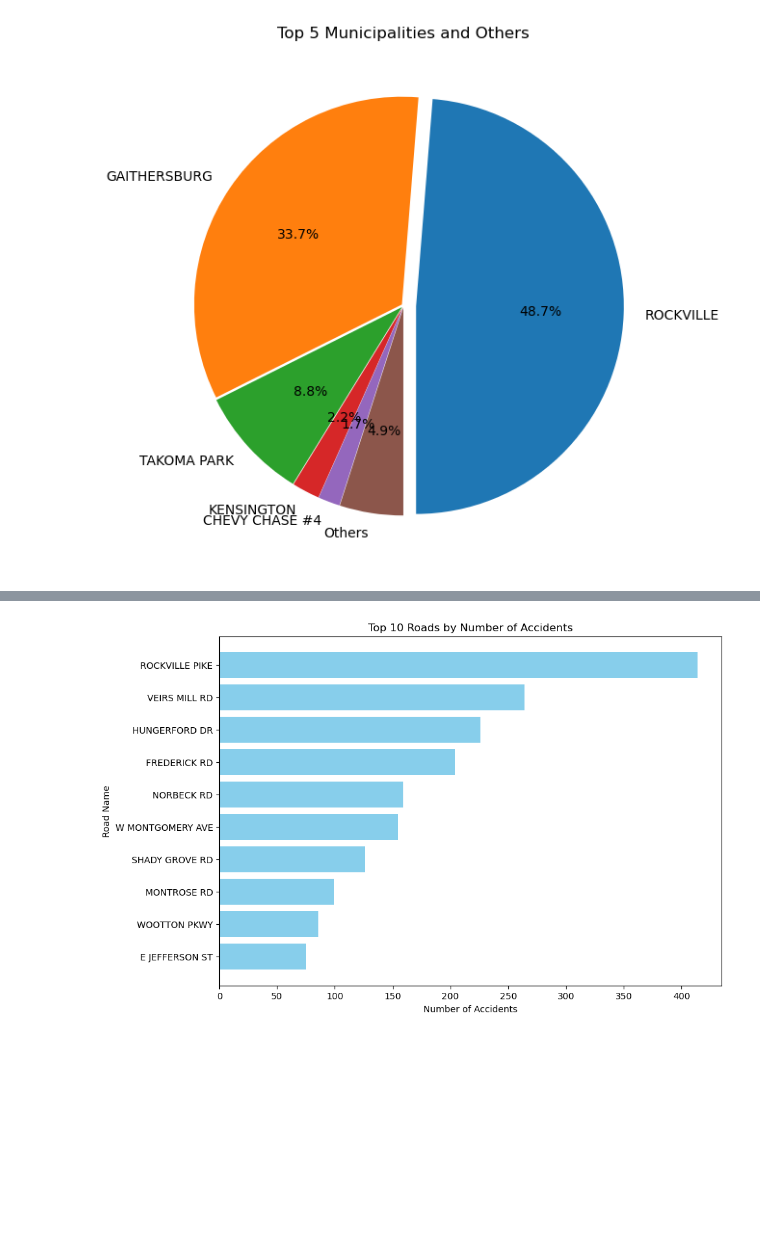
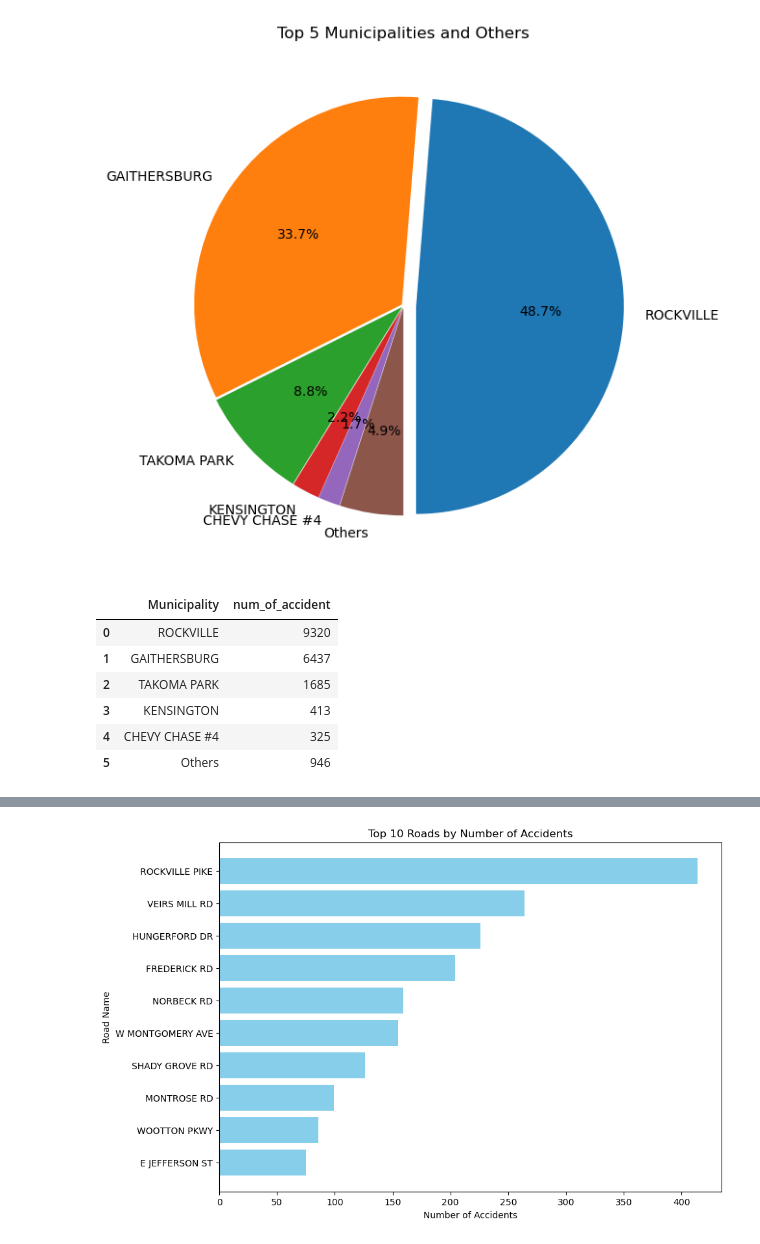
Before and after one commit to Sunjy0827/Columbia_Engineering_Data_Analytics_Project_1, a Jupyter notebook: Project I.ipynb, the cells around one changed output, grey strips where cells are left out. Cells and saved outputs as stored; diff of their text form; code cells hidden in the pictures; blank space fills up the shorter version.

```diff
--- a/Project I.ipynb
+++ b/Project I.ipynb
@@ -156,6 +156,16 @@ plt.title('Top 5 Municipalities and Others')
 plt.show()
 # %% [output]
 [figure]
+# %%
+top_5
+# %% [output]
+|  | Municipality | num_of_accident |
+| 0 | ROCKVILLE | 9320 |
+| 1 | GAITHERSBURG | 6437 |
+| 2 | TAKOMA PARK | 1685 |
+| 3 | KENSINGTON | 413 |
+| 4 | CHEVY CHASE #4 | 325 |
+| 5 | Others | 946 |
 # %%
 # filtering the reduced_car_crash_df by the Municipality that has the most car accident between 2021 and 2024
 f1_df1 = reduced_car_crash_df[(reduced_car_crash_df["Municipality"] == "ROCKVILLE") & (reduced_car_crash_df["Year"] > 2020)]
```
Also changed, not shown: parts of 3 cells of this notebook, 17 other files.
